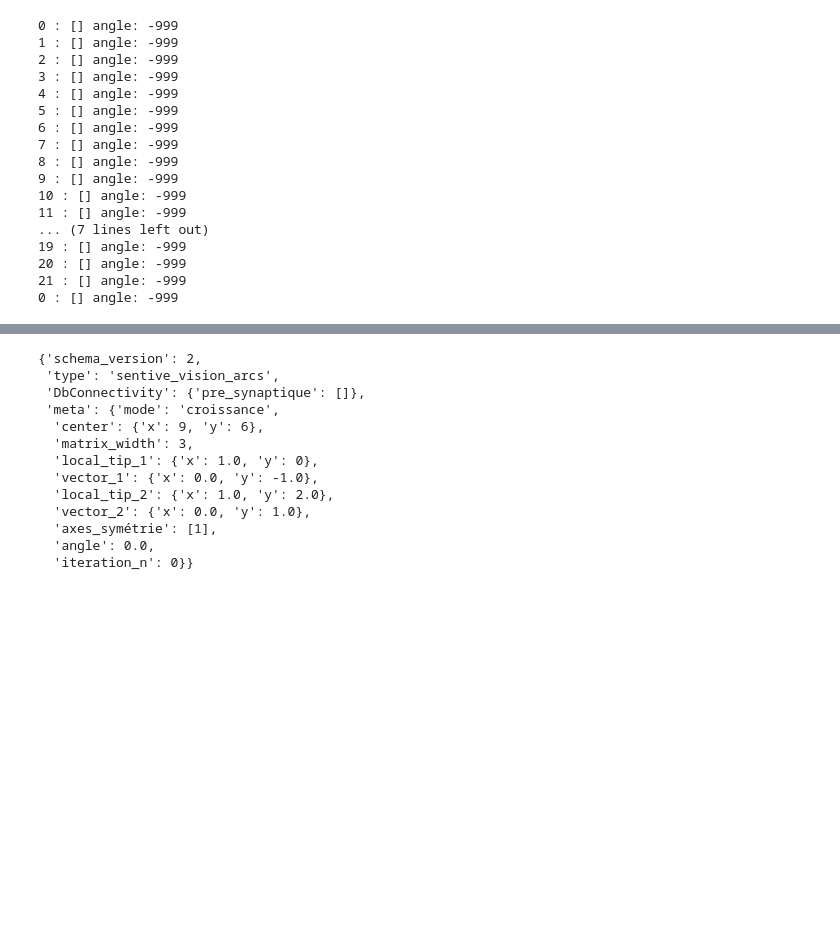
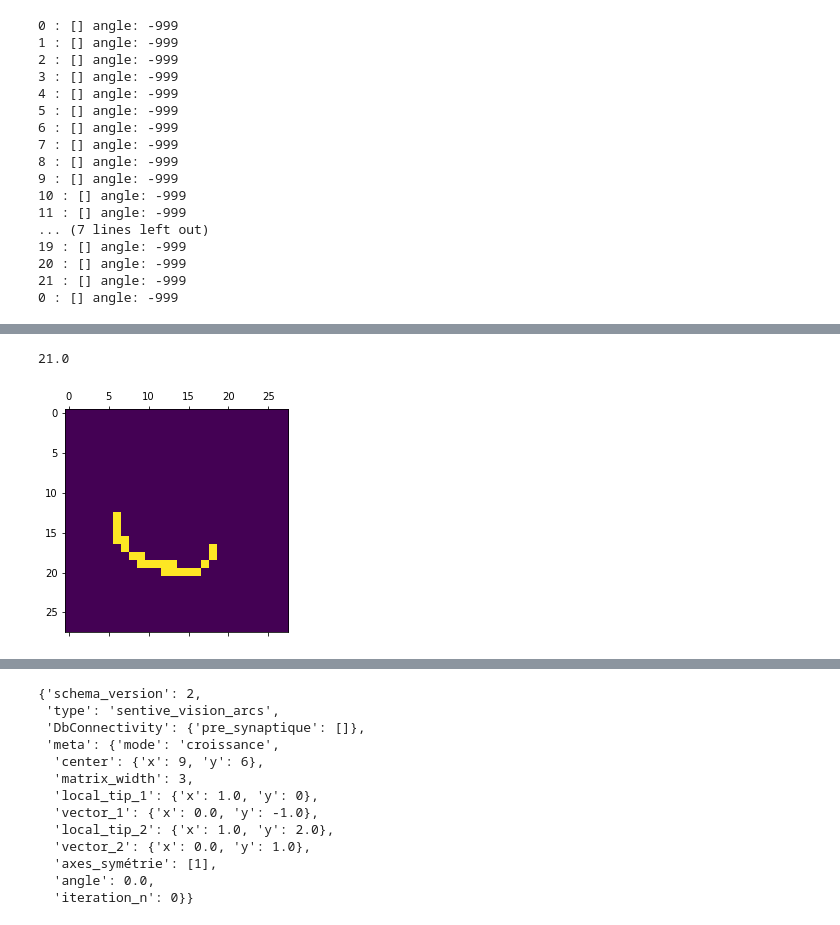
Before and after one commit to oliviermanette/metadl, a Jupyter notebook: starting_kit/sandbox_flod.ipynb, the cells around one changed output, grey strips where cells are left out. Cells and saved outputs as stored; diff of their text form; code cells hidden in the pictures; blank space fills up the shorter version.

```diff
--- a/starting_kit/sandbox_flod.ipynb
+++ b/starting_kit/sandbox_flod.ipynb
@@ -663,7 +722,7 @@ limite_merge = 1 - MERGE_LIM/100
 nb = 0
 # liste contenant tous les neurones : pool_vision
 pool_vision = []
-
+nrnl_map = np.zeros([IMG_SIZE,IMG_SIZE])
 
 ##################################################
  ######## NEURONES DE LA COUCHE 1 (t_1) #########
@@ -678,6 +737,7 @@ for y in range(1,IMG_SIZE-1):
             pool_vision[nb].neuron["meta"]["center"]["x"] = x
             pool_vision[nb].neuron["meta"]["center"]["y"] = y
             pool_vision[nb].neuron["meta"]["matrix_width"] = 1
+            nrnl_map[y][x] = nb
             nb += 1
 print("nombre de neurones taille 1:",len(pool_vision))
 print("*"*40,"\n")
@@ -702,10 +762,12 @@ for neuron_idx in range(len(pool_vision)):
     x = pool_vision[neuron_idx].neuron["meta"]["center"]["x"]
     y = pool_vision[neuron_idx].neuron["meta"]["center"]["y"]
     sub_matrix = episode[0][episd_id][y-1:y+2, x-1:x+2, 0]
+    sub_matrix2 = nrnl_map[y-1:y+2, x-1:x+2]
 
     for ok_idx in range(len(neuron_tools.ok_conf)):
         # s'il n'y a pas de pixels en dehors de l'axe de symétrie, y a rien à calculer.
         trois_mtrx = np.multiply(sub_matrix>SEUIL, neuron_tools.ok_conf[ok_idx])
+        # trois_mtrx = np.multiply(sub_matrix2, neuron_tools.ok_conf[ok_idx])
         if np.sum(np.abs(trois_mtrx))==3:
             #####################################
             # crée un nouveau neurone de taille 3
@@ -715,11 +777,14 @@ for neuron_idx in range(len(pool_vision)):
             pool_vision[nb].neuron["meta"]["center"]["y"] = y
             pool_vision[nb].neuron["meta"]["matrix_width"] = 3
 
-
             ###########################
             # Détermine les extrémités
             # retire le pixel central
+            trois_mtrx = np.multiply(sub_matrix2, neuron_tools.ok_conf[ok_idx])
+            pool_vision[nb].neuron["DbConnectivity"]["pre_synaptique"].extend(set(np.absolute(trois_mtrx).ravel()))
+            trois_mtrx = np.multiply(sub_matrix, neuron_tools.ok_conf[ok_idx])
             sub_result = np.multiply(trois_mtrx, neuron_tools.dir_matrix)
+
             #######
             # d'un côté de l'axe (valeurs positives)
             tmp_coord = np.trim_zeros(np.multiply(sub_result>0,neuron_tools.get_y_matrix(3)).ravel())
@@ -732,7 +797,6 @@ for neuron_idx in range(len(pool_vision)):
             # calcul des vecteurs directeurs
             pool_vision[nb].neuron["meta"]["vector_1"]["y"] = pool_vision[nb].neuron["meta"]["local_tip_1"]["y"] - neuron_tools.get_matrix_center(pool_vision[nb].neuron["meta"]["matrix_width"])
             pool_vision[nb].neuron["meta"]["vector_1"]["x"] = pool_vision[nb].neuron["meta"]["local_tip_1"]["x"] - neuron_tools.get_matrix_center(pool_vision[nb].neuron["meta"]["matrix_width"])
-
 
             #######
             # les pixels de l'autre côté de l'axe les valeurs sont négatives
@@ -1091,14 +1155,17 @@ print("nb_merge",nb_merge)
 for i in range(len(pool_vision)-1,0,-1):
     if pool_vision[i].neuron["meta"]["matrix_width"]==7:
         crnt_neuron_4 = pool_vision[i].neuron
-        crnt_neuron_4["meta"]["center"] = neuron_tools.get_avg_center(pool_vision, crnt_neuron_4["meta"]["field_list"])
-        crnt_neuron_4["meta"]["field_list"] = list(set(crnt_neuron_4["meta"]["field_list"]))
+        tmp_vls = neuron_tools.get_avg_center(pool_vision, crnt_neuron_4["meta"]["field_list"], False)
+        crnt_neuron_4["meta"]["center"] = tmp_vls["center"]
+        crnt_neuron_4["meta"]["local_tip_1"] = tmp_vls["local_tip_1"]
+        crnt_neuron_4["meta"]["local_tip_2"] = tmp_vls["local_tip_2"]
+        crnt_neuron_4["meta"]["vector_1"] = tmp_vls["vector_1"]
+        # crnt_neuron_4["meta"]["field_list"] = list(set(crnt_neuron_4["meta"]["field_list"]))
         crnt_neuron_4["DbConnectivity"]["pre_synaptique"] = list(set(crnt_neuron_4["DbConnectivity"]["pre_synaptique"]))
         if len(pool_vision[i].neuron["DbConnectivity"]["pre_synaptique"])<2:
             pool_vision.pop(i)
 
 
-
 print("\nnombre Total de neurones (3, 7, 9)",len(pool_vision))
 print("*"*40)
 # %% [output]
@@ -1225,0 +1302,9 @@ show_neuron_receptive_field(321,episd_id)
+# %%
+np_stamp = np.zeros([28,28])
+rcptv_fields = toto.get_neuron_receptive_field(pool_vision,np_stamp, 350)
+print(np.sum(rcptv_fields)/5)
+plt.matshow(rcptv_fields)
+# np.savetxt("sentive_neuron_350.csv", rcptv_fields)
+# %% [output]
+21.0
+[figure, added]
```
Also changed, not shown: parts of 26 cells of this notebook.
